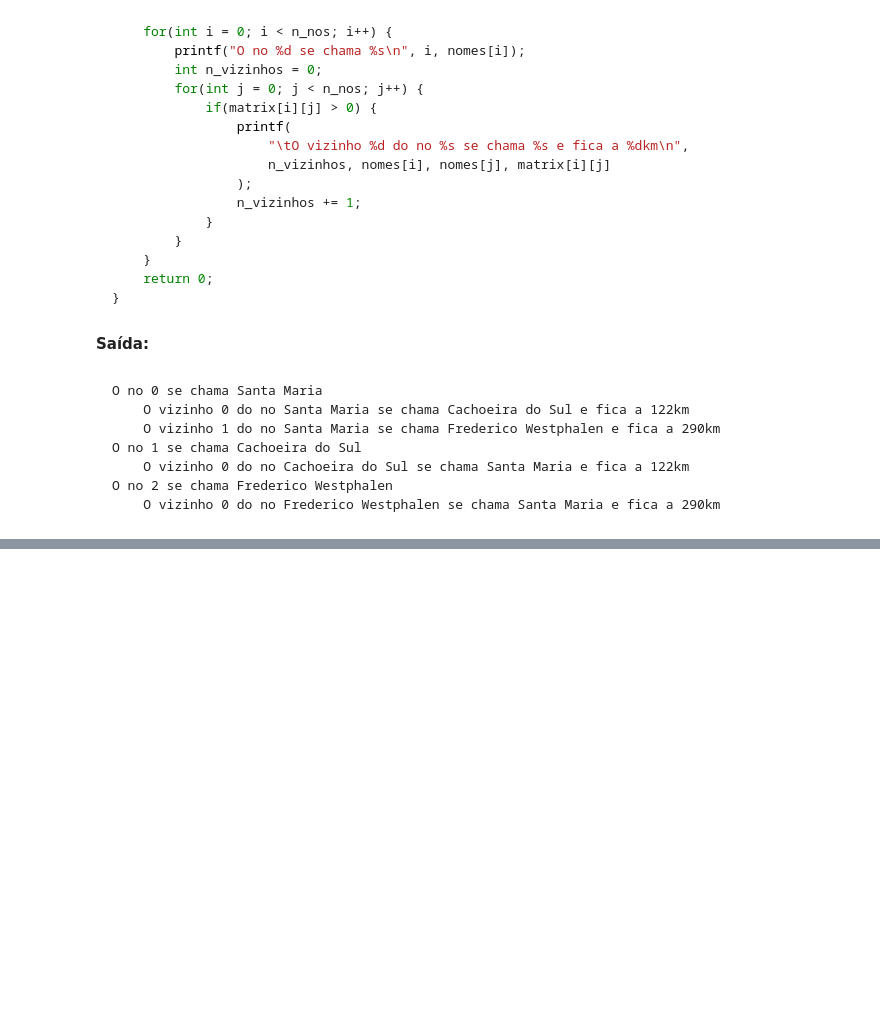
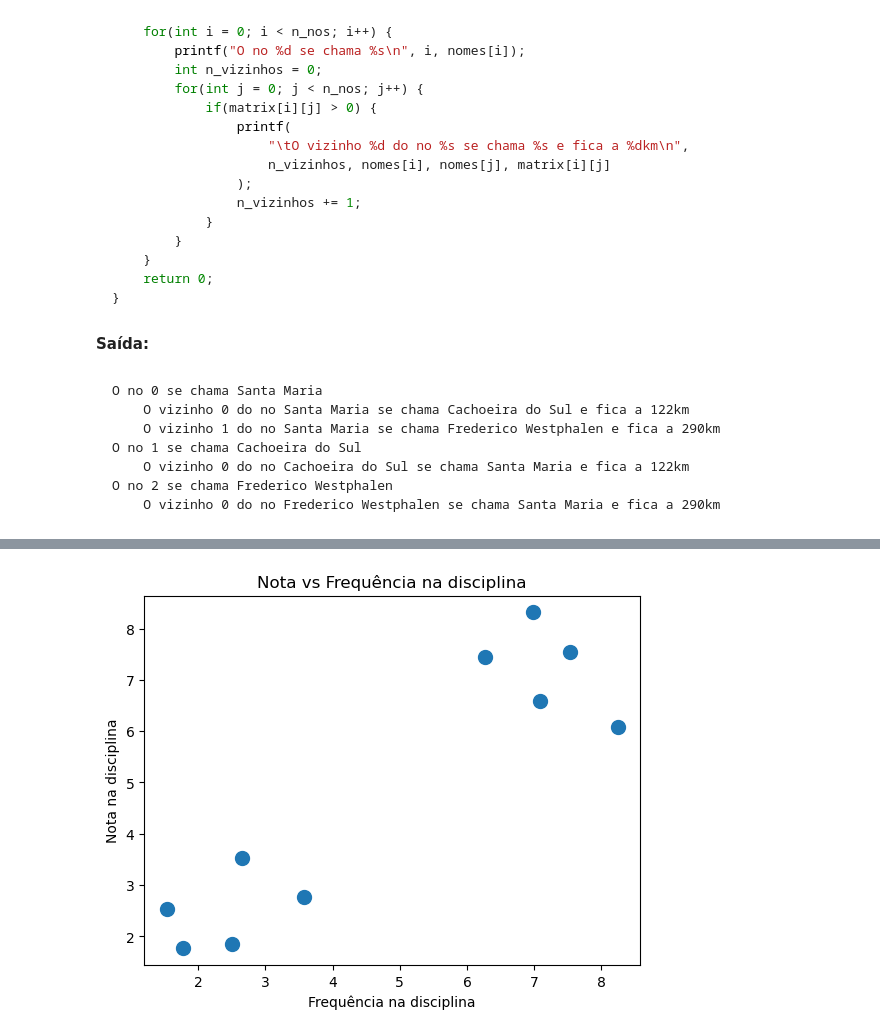
Before and after one commit to Concursos-Henry/graphs, a Jupyter notebook: aula.ipynb, the cells around one changed output, grey strips where cells are left out. Saved outputs shown, nothing was run; the diff lists cells and outputs as text; code cells hidden in the pictures; blank space fills up the shorter version.

```diff
--- a/aula.ipynb
+++ b/aula.ipynb
@@ -247,0 +262,17 @@ O no 2 se chama Frederico Westphalen
+# %%
+from sklearn.datasets import make_blobs
+
+X, y = make_blobs(n_samples=10, centers=[(2, 2), (8, 8)], n_features=2, random_state=42)
+# %%
+def plot_graph():
+    fig, ax = plt.subplots()
+    ax.scatter(X[:, 0], X[:, 1], s=100, zorder=1)
+    ax.set_xlabel('Frequência na disciplina')
+    ax.set_ylabel('Nota na disciplina')
+    ax.set_title('Nota vs Frequência na disciplina')
+    return fig, ax
+# %%
+fig, ax = plot_graph()
+plt.show()
+# %% [output]
+[figure, added]
```
Also changed, not shown: parts of 26 cells of this notebook, 4 other files.
